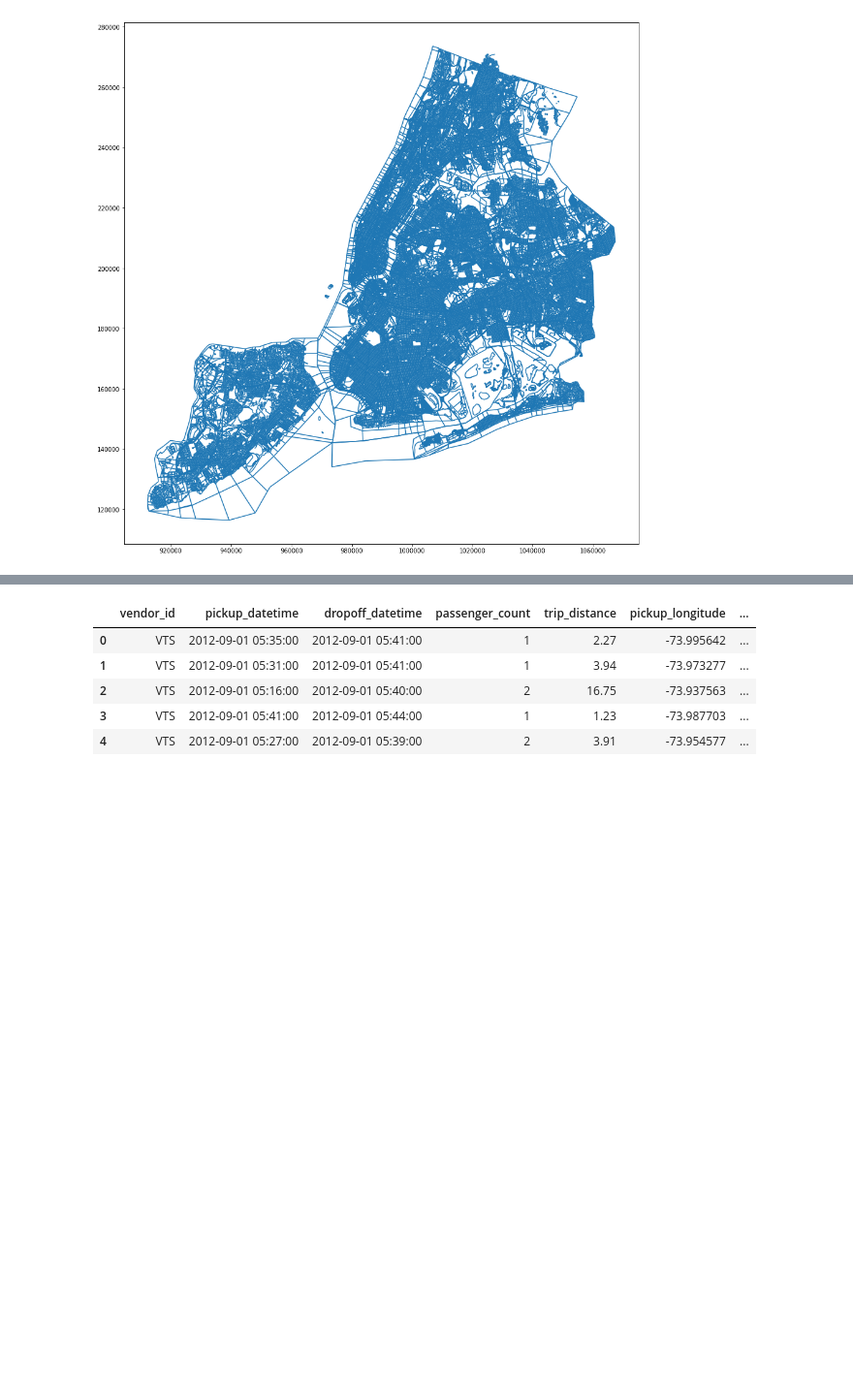
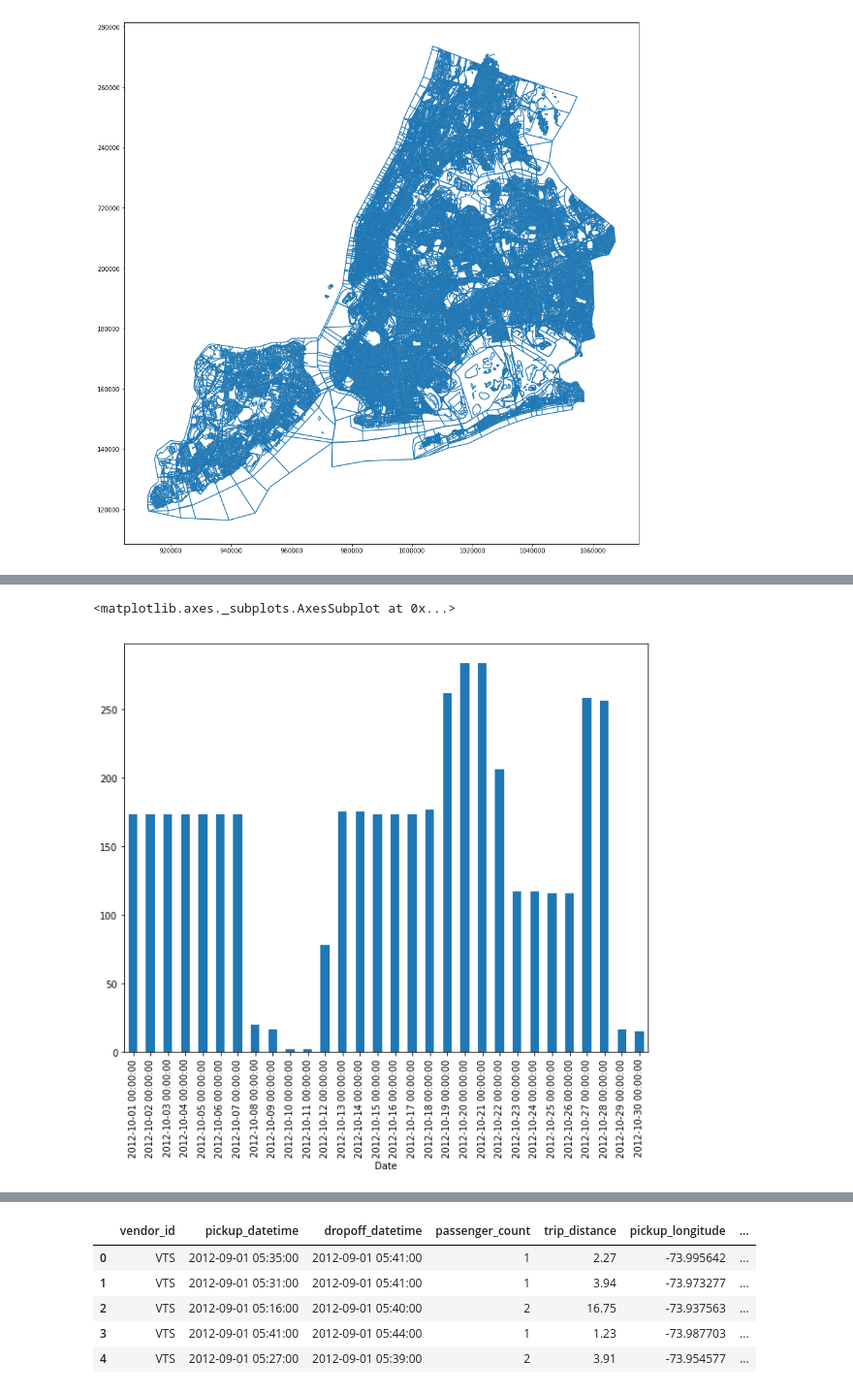
Before and after one commit to princeaker/civic_cab, a Jupyter notebook: final.ipynb, the cells around one changed output, grey strips where cells are left out. Shown at 97% size. Drawn from its saved outputs; the diff is of its cells as text; code cells hidden in the pictures; blank space fills up the shorter version.

```diff
--- a/final.ipynb
+++ b/final.ipynb
@@ -65,0 +95,6 @@ volume_counts
+# %%
+volume_counts['Date'] = pd.to_datetime(volume_counts['Date'])
+# %%
+volume_counts = volume_counts[volume_counts.Date.dt.month == 10]
+# %%
+volume_counts.sort('Date', ascending=True)
@@ -65,0 +120,5 @@ volume_counts
+# %%
+volume_counts.groupby('Date').ID.count().plot(kind='bar', figsize=(10,8))
+# %% [output]
+<matplotlib.axes._subplots.AxesSubplot at 0x...>
+[figure, added]
```
Also changed, not shown: parts of 63 cells of this notebook.
